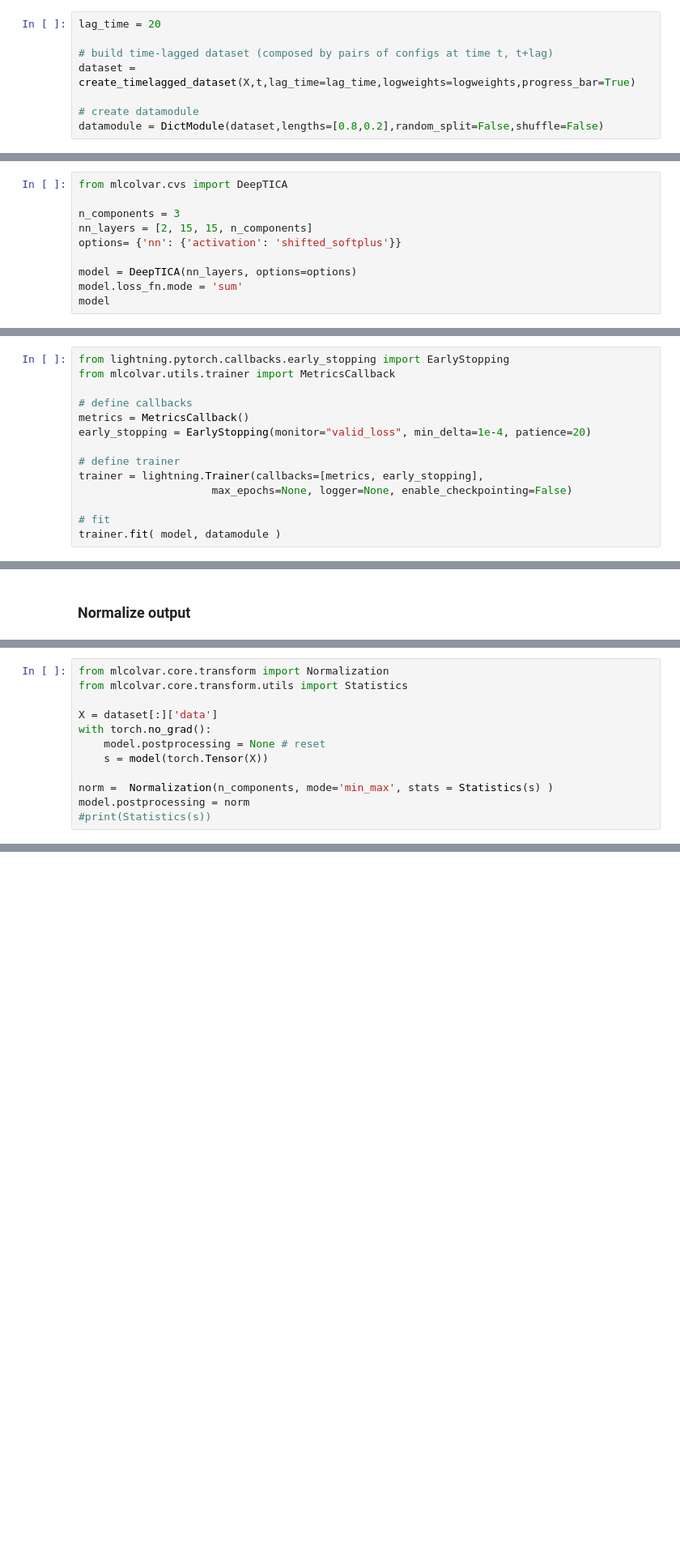
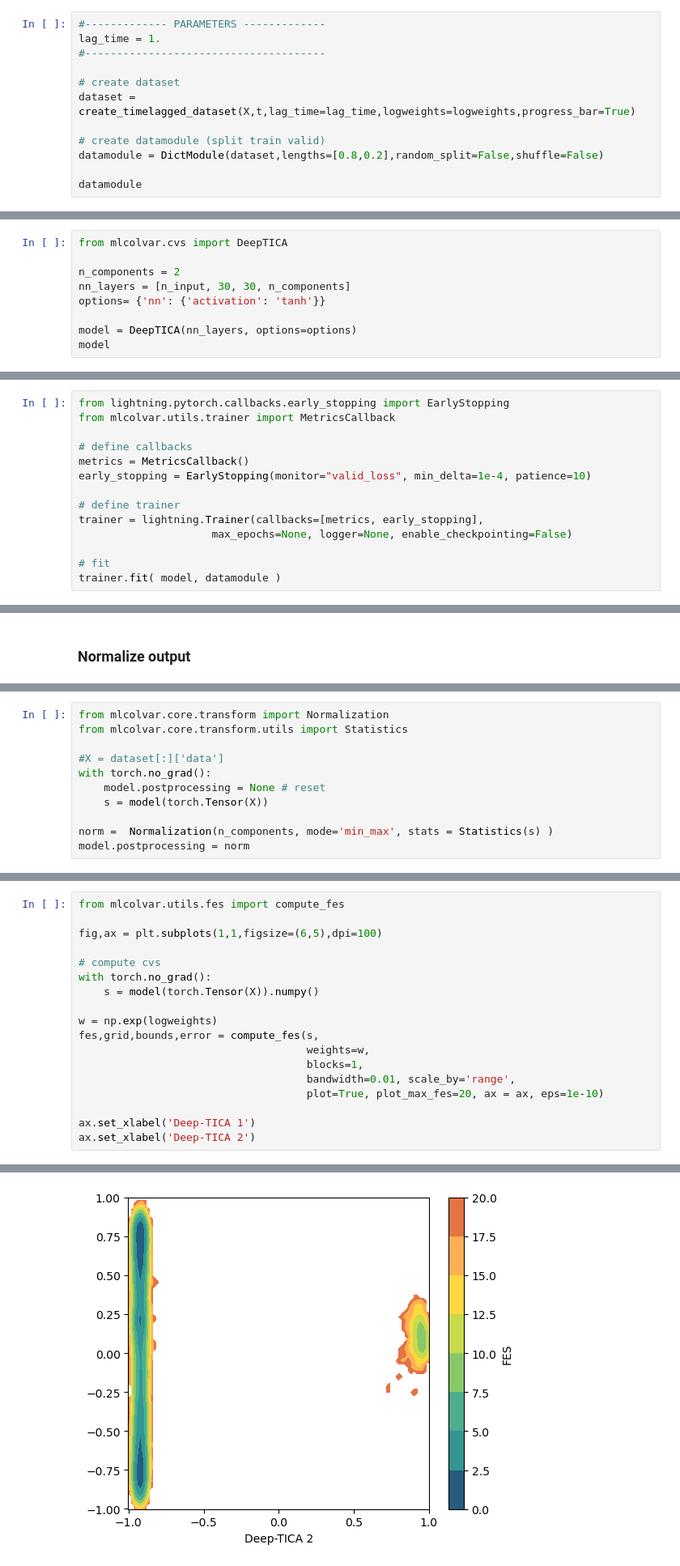
Before and after one commit to luigibonati/mlcolvar, a Jupyter notebook: docs/notebooks/cvs_DeepTICA.ipynb, the cells around one changed output, grey strips where cells are left out. Shown: that part at 81% size. Drawn from its saved outputs; the diff is of its cells as text; blank space fills up the shorter version.

```diff
--- a/docs/notebooks/cvs_DeepTICA.ipynb
+++ b/docs/notebooks/cvs_DeepTICA.ipynb
@@ -251,8 +353,12 @@ df.plot.scatter('p.x','p.y',c='logweights',s=1,cmap='fessa')
 # %%
-lag_time = 20
+#------------- PARAMETERS -------------
+lag_time = 1.
+#--------------------------------------
 
-# build time-lagged dataset (composed by pairs of configs at time t, t+lag)
+# create dataset
 dataset = create_timelagged_dataset(X,t,lag_time=lag_time,logweights=logweights,progress_bar=True)
 
-# create datamodule
+# create datamodule (split train valid)
 datamodule = DictModule(dataset,lengths=[0.8,0.2],random_split=False,shuffle=False)
+
+datamodule
@@ -261,12 +371,11 @@ datamodule = DictModule(dataset,lengths=[0.8,0.2],random_split=False,shuffle=Fal
 # %%
 from mlcolvar.cvs import DeepTICA
 
-n_components = 3
-nn_layers = [2, 15, 15, n_components]
-options= {'nn': {'activation': 'shifted_softplus'}}
+n_components = 2
+nn_layers = [n_input, 30, 30, n_components]
+options= {'nn': {'activation': 'tanh'}}
 
 model = DeepTICA(nn_layers, options=options)
-model.loss_fn.mode = 'sum'
 model
 # %% [output]
 DeepTICA(
@@ -290,7 +400,7 @@ from mlcolvar.utils.trainer import MetricsCallback
 
 # define callbacks
 metrics = MetricsCallback()
-early_stopping = EarlyStopping(monitor="valid_loss", min_delta=1e-4, patience=20)
+early_stopping = EarlyStopping(monitor="valid_loss", min_delta=1e-4, patience=10)
 
 # define trainer
 trainer = lightning.Trainer(callbacks=[metrics, early_stopping],
@@ -330,11 +453,10 @@ ax = plot_metrics(metrics.metrics,
 from mlcolvar.core.transform import Normalization
 from mlcolvar.core.transform.utils import Statistics
 
-X = dataset[:]['data']
+#X = dataset[:]['data']
 with torch.no_grad():
     model.postprocessing = None # reset
     s = model(torch.Tensor(X))
 
 norm =  Normalization(n_components, mode='min_max', stats = Statistics(s) )
 model.postprocessing = norm
-#print(Statistics(s))
@@ -340,0 +467,19 @@ model.postprocessing = norm
+# %%
+from mlcolvar.utils.fes import compute_fes
+
+fig,ax = plt.subplots(1,1,figsize=(6,5),dpi=100)
+
+# compute cvs
+with torch.no_grad():
+    s = model(torch.Tensor(X)).numpy()
+
+w = np.exp(logweights)
+fes,grid,bounds,error = compute_fes(s,
+                                    weights=w,
+                                    blocks=1,
+                                    bandwidth=0.01, scale_by='range',
+                                    plot=True, plot_max_fes=20, ax = ax, eps=1e-10)
+
+ax.set_xlabel('Deep-TICA 1')
+ax.set_xlabel('Deep-TICA 2')
+# %% [output]
@@ -340,0 +487 @@ model.postprocessing = norm
+[figure, added]
```
Also changed, not shown: parts of 49 cells of this notebook, 5 other files.
